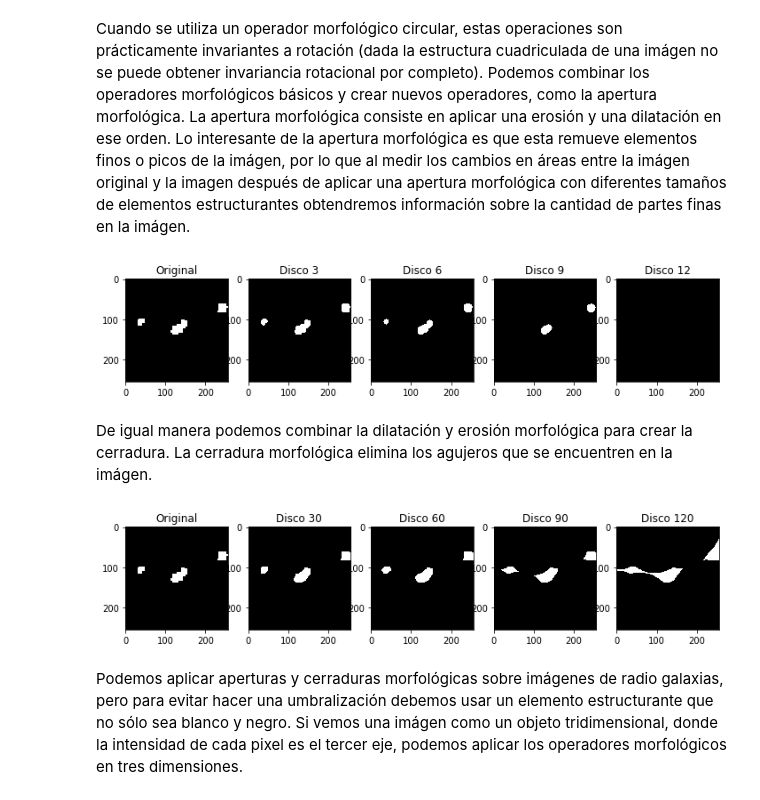
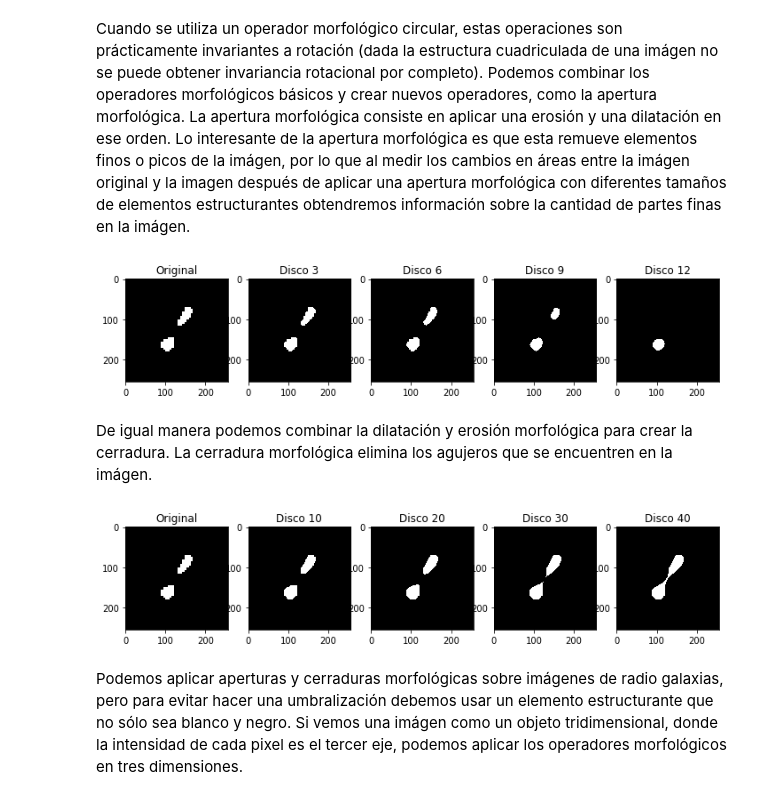
Before and after one commit to nottu/verano, a Jupyter notebook: notebook/morpho.ipynb, the cells around one changed output. Cells and saved outputs as stored; diff of their text form; code cells hidden in the pictures.

```diff
--- a/notebook/morpho.ipynb
+++ b/notebook/morpho.ipynb
@@ -50,10 +50,10 @@ En análisis morfológico tenemos dos operaciones elementales sobre las cuales p
 import skimage.morphology as morpho
 from astropy.io import fits
 import skimage as sk
-im = normalize_img(fits.open('nvss_1.fit')[0].data)
+im = normalize_img(fits.open('nvss_3.fit')[0].data)
 im = im > sk.filters.threshold_otsu(im)
 f, ax = plt.subplots(1, 3, figsize=(12,15))
-d1 = morpho.disk(5)
+d1 = morpho.disk(4)
 ax[0].set_title('Elemento')
 ax[0].imshow(d1, cmap='gray')
 ax[1].set_title('Original')
@@ -91,23 +91,23 @@ for i in range(1, 5):
     ax[i].set_title(st)
 plt.show()
 # %% [output]
-[figure, old version]
+[figure, new version]
 # %% [markdown]
 De igual manera podemos combinar la dilatación y erosión morfológica para crear la cerradura. La cerradura morfológica elimina los agujeros que se encuentren en la imágen.
 # %%
 import skimage.morphology as morpho
 f, ax = plt.subplots(1, 5, figsize=(12,15))
 ax[0].imshow(im, cmap='gray') #umbral fijo para el ejemplo
 ax[0].set_title('Original')
 for i in range(1, 5):
-    d1 = morpho.disk(i * 20)
+    d1 = morpho.disk(i * 10)
     imo = morpho.closing(im, d1)
     ax[i].imshow(imo, cmap='gray')
-    st = 'Disco ' + str(i * 30)
+    st = 'Disco ' + str(i * 10)
     ax[i].set_title(st)
 plt.show()
 # %% [output]
-[figure, old version]
+[figure, new version]
 # %% [markdown]
 Podemos aplicar aperturas y cerraduras morfológicas sobre imágenes de radio galaxias, pero para evitar hacer una umbralización debemos usar un elemento estructurante que no sólo sea blanco y negro. Si vemos una imágen como un objeto tridimensional, donde la intensidad de cada pixel es el tercer eje, podemos aplicar los operadores morfológicos en tres dimensiones.
 # %%
```
Also changed, not shown: parts of 9 cells of this notebook, 3 other files.
